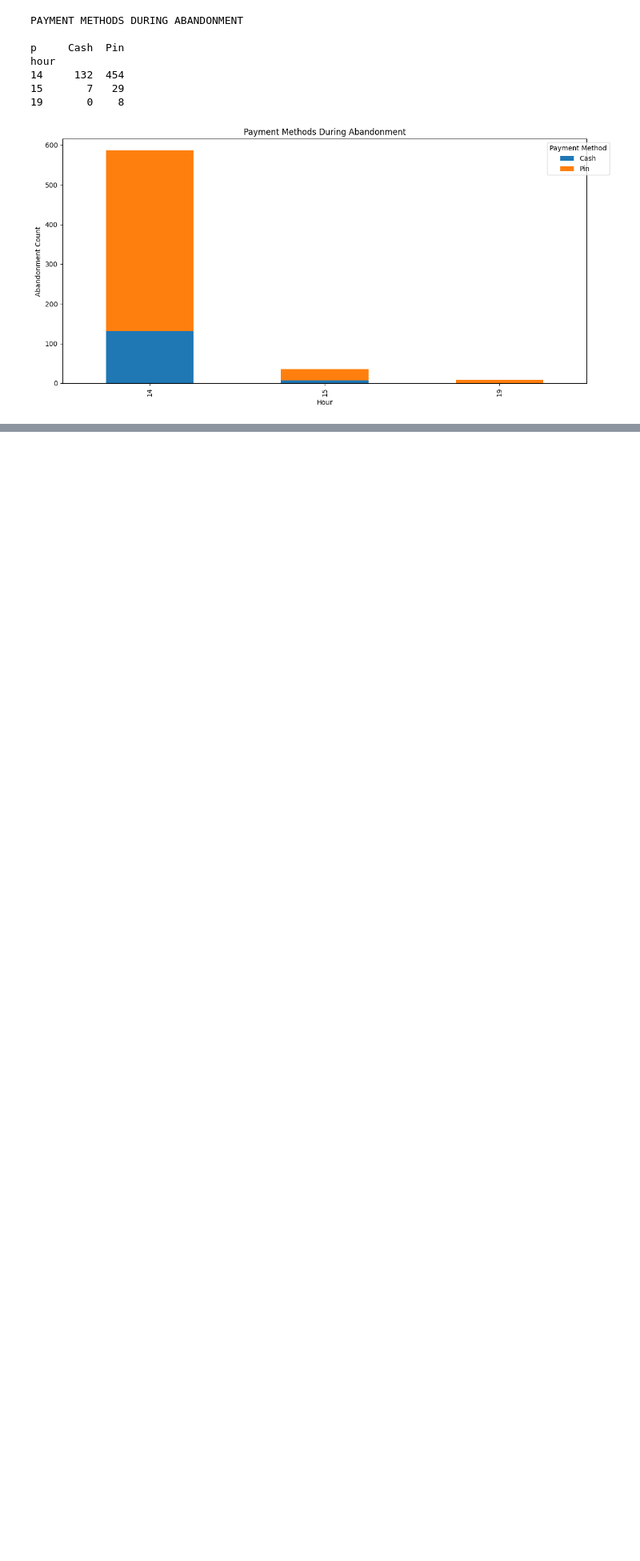
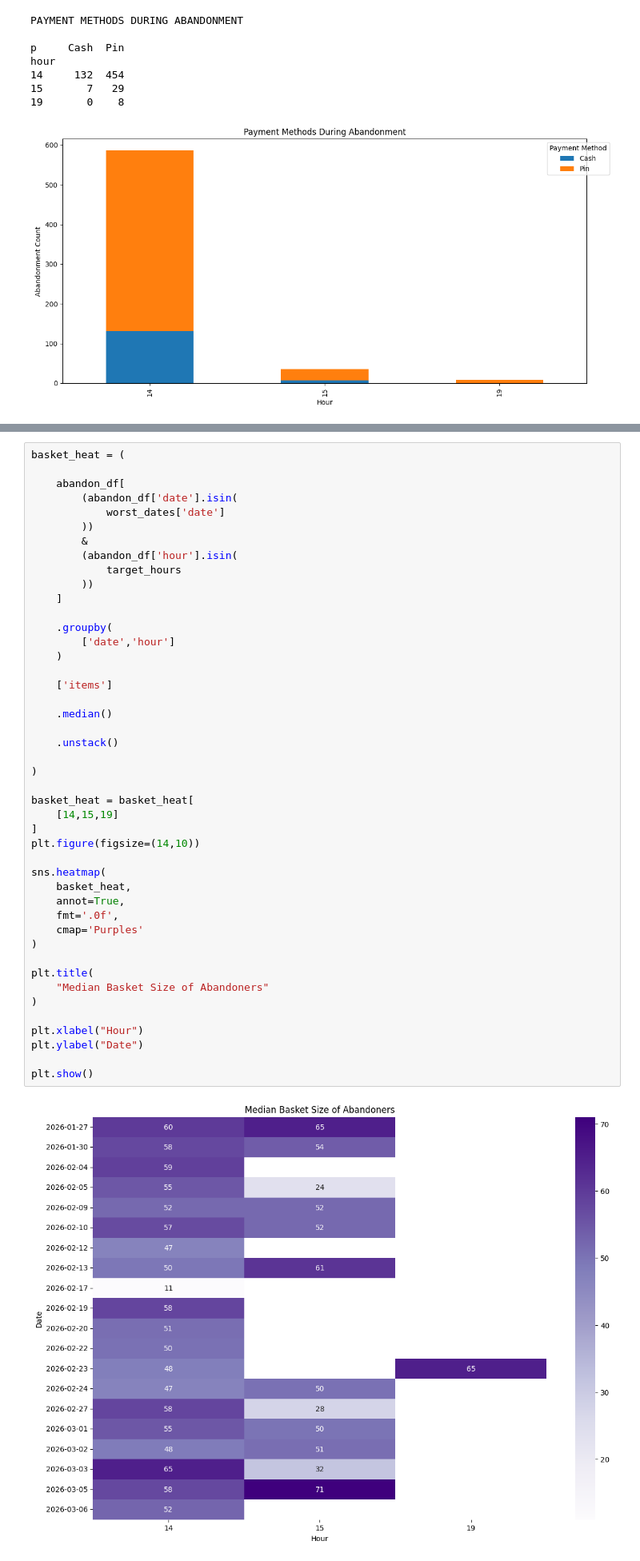
Before and after one commit to gaurisharma360/Process-Intelligence-in-Action, a Jupyter notebook: Gauri/intro_xes_combined- Copy.ipynb, the cells around one changed output, grey strips where cells are left out. Shown at 80% size. Saved outputs shown, nothing was run; the diff lists cells and outputs as text; blank space fills up the shorter version.

```diff
--- a/Gauri/intro_xes_combined- Copy.ipynb
+++ b/Gauri/intro_xes_combined- Copy.ipynb
@@ -2664,0 +3646,47 @@ hour
+# %%
+basket_heat = (
+
+    abandon_df[
+        (abandon_df['date'].isin(
+            worst_dates['date']
+        ))
+        &
+        (abandon_df['hour'].isin(
+            target_hours
+        ))
+    ]
+
+    .groupby(
+        ['date','hour']
+    )
+
+    ['items']
+
+    .median()
+
+    .unstack()
+
+)
+
+basket_heat = basket_heat[
+    [14,15,19]
+]
+plt.figure(figsize=(14,10))
+
+sns.heatmap(
+    basket_heat,
+    annot=True,
+    fmt='.0f',
+    cmap='Purples'
+)
+
+plt.title(
+    "Median Basket Size of Abandoners"
+)
+
+plt.xlabel("Hour")
+plt.ylabel("Date")
+
+plt.show()
+# %% [output]
+[figure, added]
```
Also changed, not shown: parts of 36 cells of this notebook.
